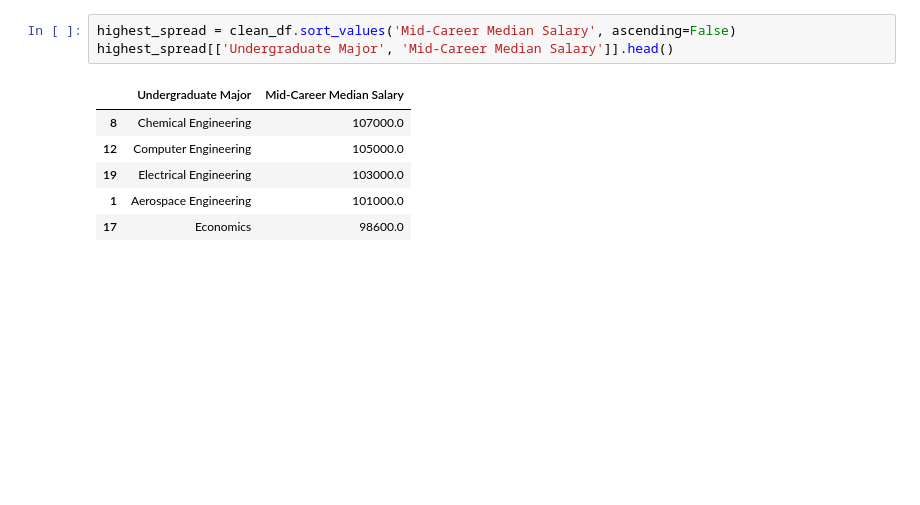
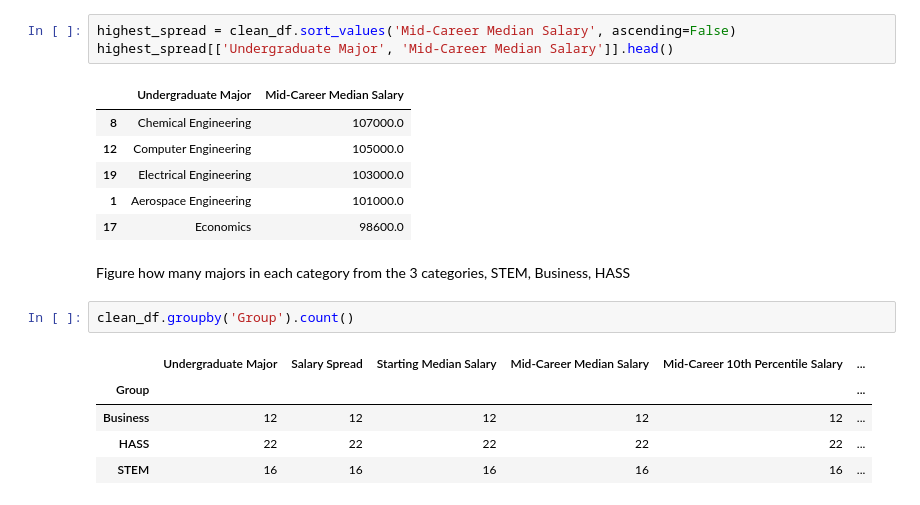
Before and after one commit to Abayie/post-university-salaries-of-graduates-by-major, a Jupyter notebook: test.ipynb, the cells around one changed output. Cells and saved outputs as stored; diff of their text form; blank space fills up the shorter version.

```diff
--- a/test.ipynb
+++ b/test.ipynb
@@ -402,3 +402,13 @@ highest_spread[['Undergraduate Major', 'Mid-Career Median Salary']].head()
 | 19 | Electrical Engineering | 103000.0 |
 | 1 | Aerospace Engineering | 101000.0 |
 | 17 | Economics | 98600.0 |
+# %% [markdown]
+Figure how many majors in each category from the 3 categories, STEM, Business, HASS
+# %%
+clean_df.groupby('Group').count()
+# %% [output]
+|  | Undergraduate Major | Salary Spread | Starting Median Salary | Mid-Career Median Salary | Mid-Career 10th Percentile Salary | ... |
+| Group |  |  |  |  |  | ... |
+| Business | 12 | 12 | 12 | 12 | 12 | ... |
+| HASS | 22 | 22 | 22 | 22 | 22 | ... |
+| STEM | 16 | 16 | 16 | 16 | 16 | ... |
```
Also changed, not shown: parts of 2 cells of this notebook.
